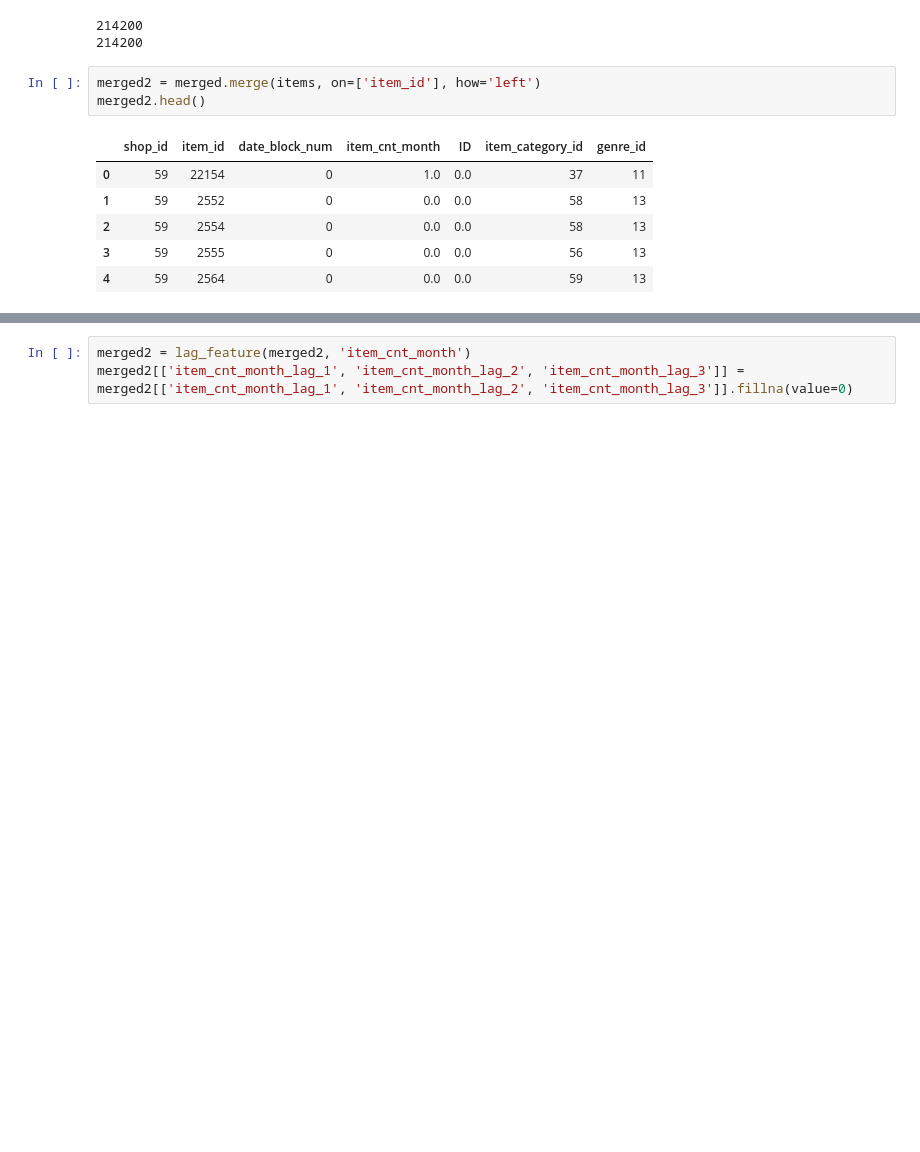
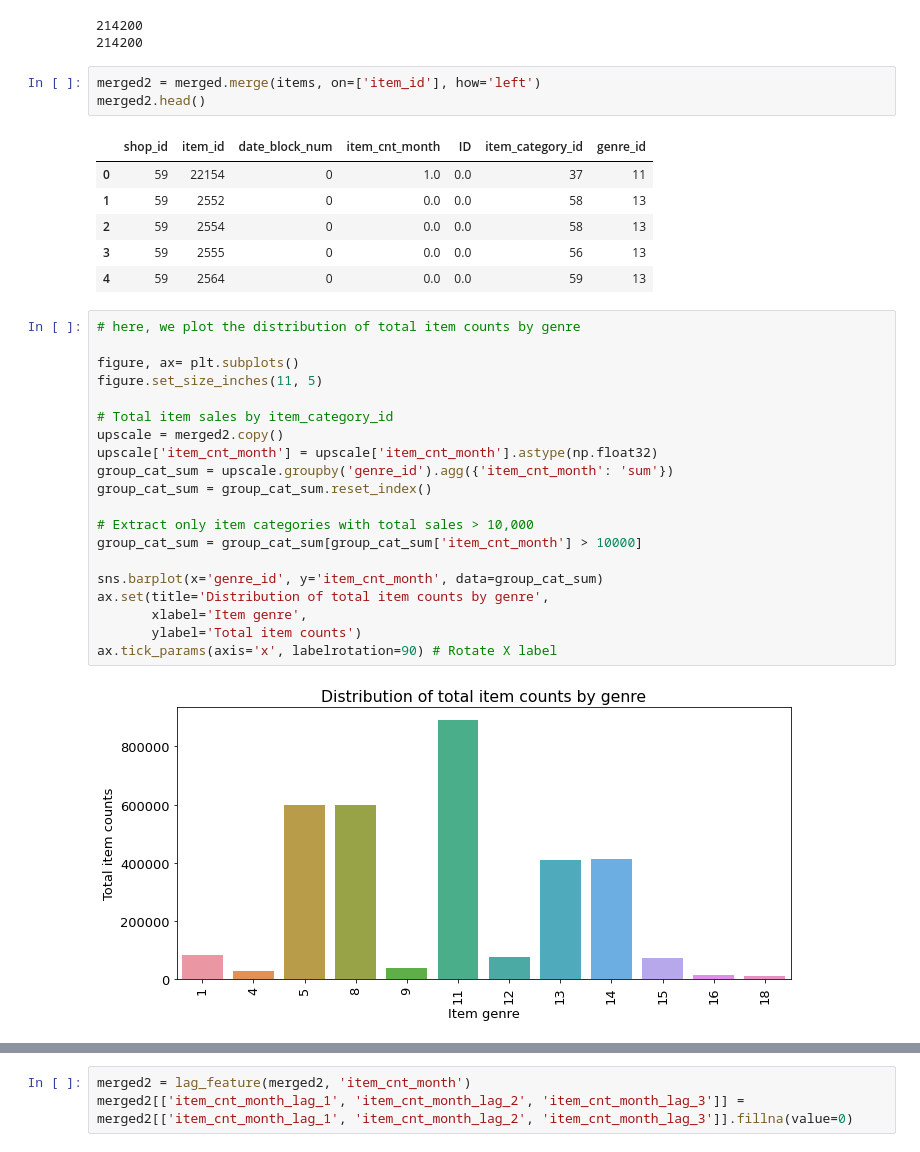
Before and after one commit to Philip-Murray/dataproj, a Jupyter notebook: production.ipynb, the cells around one changed output, grey strips where cells are left out. Cells and saved outputs as stored; diff of their text form; blank space fills up the shorter version.

```diff
--- a/production.ipynb
+++ b/production.ipynb
@@ -330,3 +351,25 @@ merged2.head()
 | 2 | 59 | 2554 | 0 | 0.0 | 0.0 | 58 | 13 |
 | 3 | 59 | 2555 | 0 | 0.0 | 0.0 | 56 | 13 |
 | 4 | 59 | 2564 | 0 | 0.0 | 0.0 | 59 | 13 |
+# %%
+# here, we plot the distribution of total item counts by genre
+
+figure, ax= plt.subplots()
+figure.set_size_inches(11, 5)
+
+# Total item sales by item_category_id
+upscale = merged2.copy()
+upscale['item_cnt_month'] = upscale['item_cnt_month'].astype(np.float32)
+group_cat_sum = upscale.groupby('genre_id').agg({'item_cnt_month': 'sum'})
+group_cat_sum = group_cat_sum.reset_index()
+
+# Extract only item categories with total sales > 10,000
+group_cat_sum = group_cat_sum[group_cat_sum['item_cnt_month'] > 10000]
+
+sns.barplot(x='genre_id', y='item_cnt_month', data=group_cat_sum)
+ax.set(title='Distribution of total item counts by genre',
+       xlabel='Item genre',
+       ylabel='Total item counts')
+ax.tick_params(axis='x', labelrotation=90) # Rotate X label
+# %% [output]
+[figure, added]
```
Also changed, not shown: parts of 42 cells of this notebook.
